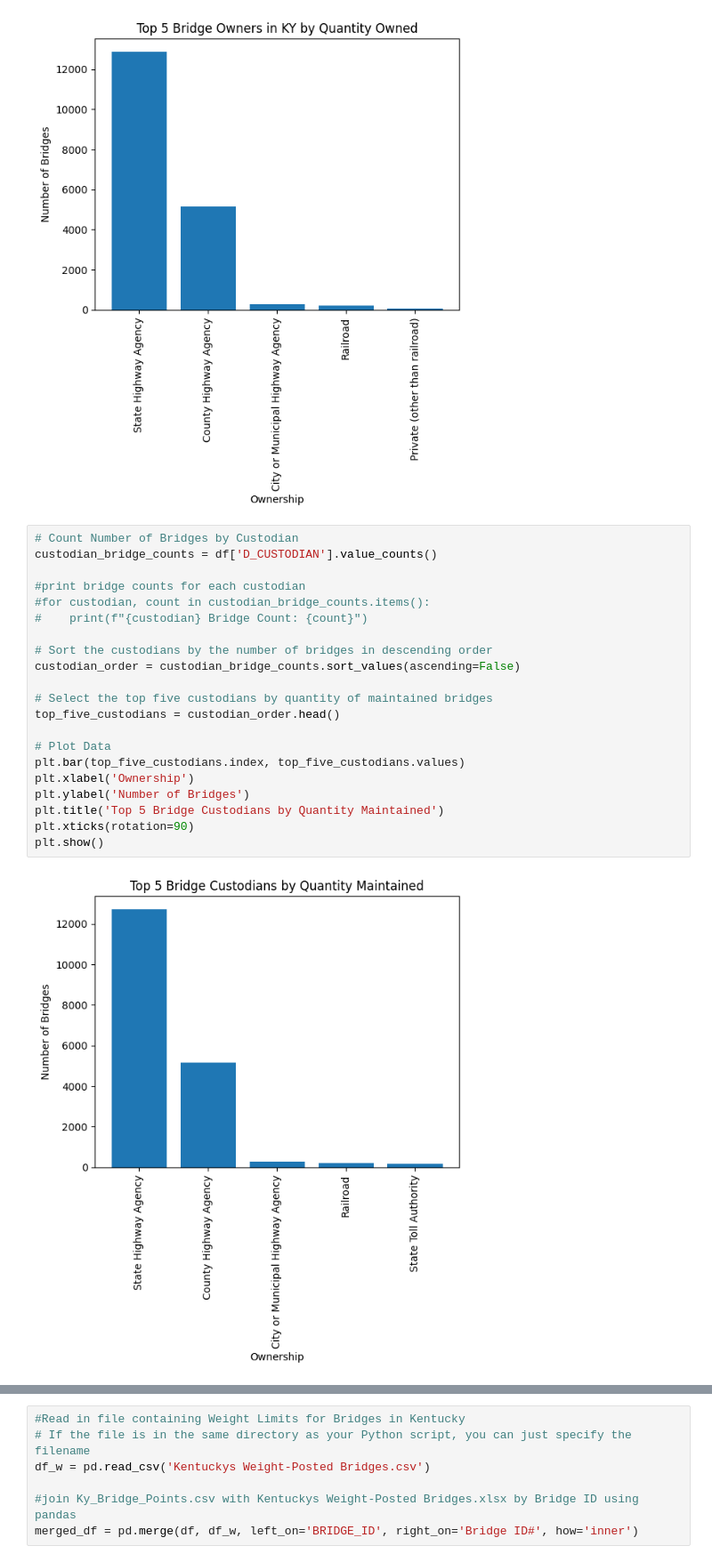
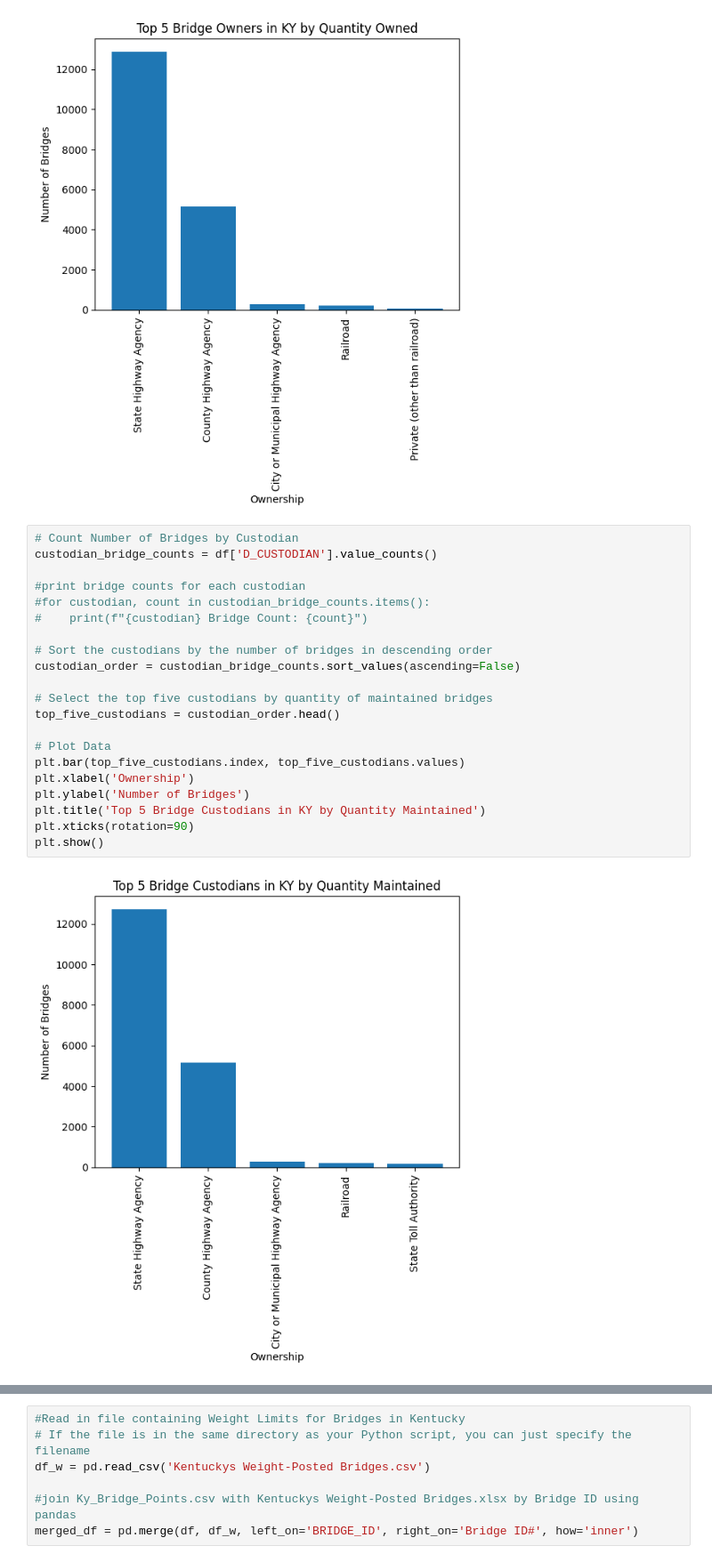
Before and after one commit to DaveenK/KYTC_Bridges, a Jupyter notebook: ky-bridge-analysis-DaveenKnue.ipynb, the cells around one changed output, grey strips where cells are left out. Shown at 89% size. Drawn from its saved outputs; the diff is of its cells as text.

```diff
--- a/ky-bridge-analysis-DaveenKnue.ipynb
+++ b/ky-bridge-analysis-DaveenKnue.ipynb
@@ -164,23 +163,23 @@ plt.show()
 # %%
 # Count Number of Bridges by Custodian
 custodian_bridge_counts = df['D_CUSTODIAN'].value_counts()
 
 #print bridge counts for each custodian
 #for custodian, count in custodian_bridge_counts.items():
 #    print(f"{custodian} Bridge Count: {count}")
 
 # Sort the custodians by the number of bridges in descending order
 custodian_order = custodian_bridge_counts.sort_values(ascending=False)
 
 # Select the top five custodians by quantity of maintained bridges
 top_five_custodians = custodian_order.head()
 
 # Plot Data
 plt.bar(top_five_custodians.index, top_five_custodians.values)
 plt.xlabel('Ownership')
 plt.ylabel('Number of Bridges')
-plt.title('Top 5 Bridge Custodians by Quantity Maintained')
+plt.title('Top 5 Bridge Custodians in KY by Quantity Maintained')
 plt.xticks(rotation=90)
 plt.show()
 # %% [output]
-[figure, old version]
+[figure, new version]
```
Also changed, not shown: parts of 11 cells of this notebook, 1 other file.
